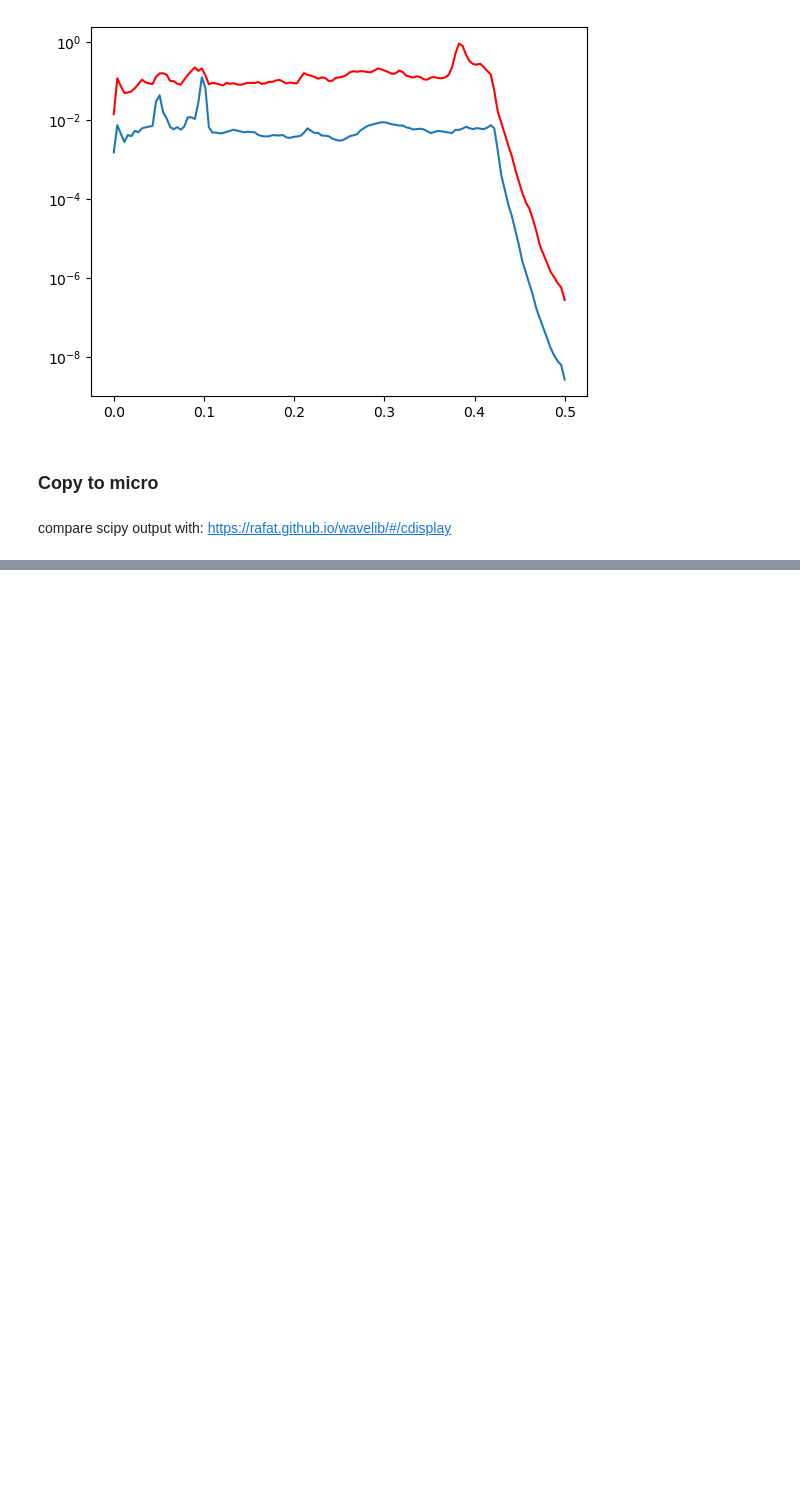
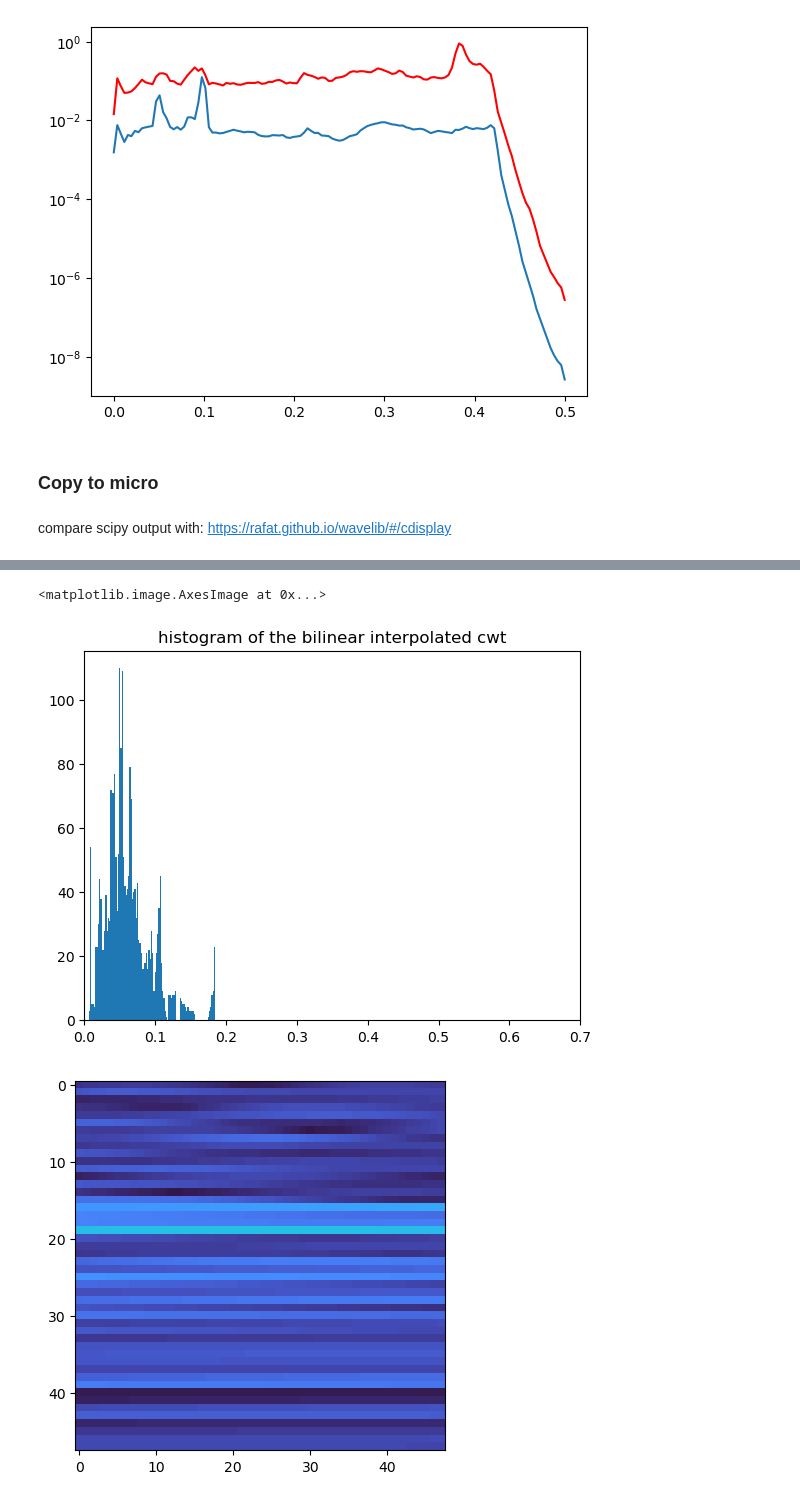
Before and after one commit to bitmorse/bearings-max78000, a Jupyter notebook: firmware/synthed_net/bearingnet/cwt_verification/cwt_bearings.ipynb, the cells around one changed output, grey strips where cells are left out. Cells and saved outputs as stored; diff of their text form; code cells hidden in the pictures; blank space fills up the shorter version.

```diff
--- a/firmware/synthed_net/bearingnet/cwt_verification/cwt_bearings.ipynb
+++ b/firmware/synthed_net/bearingnet/cwt_verification/cwt_bearings.ipynb
@@ -186,0 +219,30 @@ plot_cwts(mean_fault_signal, wavelib=True, normal=False)
+# %%
+wavelib_cwt_bilinear = np.loadtxt("cwt_output_bearings_avg_normal_bilinear.txt")
+wavelib_cwt_bilinear_fault = np.loadtxt("cwt_output_bearings_avg_fault_bilinear.txt")
+
+wavelib_cwt_bilinear = wavelib_cwt_bilinear.reshape((INTERP_SIZE,INTERP_SIZE))
+wavelib_cwt_bilinear_fault = wavelib_cwt_bilinear_fault.reshape((INTERP_SIZE,INTERP_SIZE))
+
+#histogram of the bilinear interpolated cwt
+plt.figure()
+plt.hist(wavelib_cwt_bilinear.flatten(), bins=100)
+plt.xlim([0, 0.7])
+plt.title('histogram of the bilinear interpolated cwt')
+
+#plt imshow
+plt.figure()
+plt.imshow(wavelib_cwt_bilinear, cmap='turbo', vmin=0, vmax=0.7,interpolation='none')
+
+#histogram of the bilinear interpolated cwt fault
+plt.figure()
+plt.hist(wavelib_cwt_bilinear_fault.flatten(), bins=100)
+plt.xlim([0, 0.7])
+plt.title('histogram of the bilinear interpolated cwt fault')
+
+#plt imshow
+plt.figure()
+plt.imshow(wavelib_cwt_bilinear_fault, cmap='turbo', vmin=0, vmax=0.7,interpolation='none')
+# %% [output]
+<matplotlib.image.AxesImage at 0x...>
+[figure, added]
+[figure, added]
```
Also changed, not shown: parts of 6 cells of this notebook, 12 other files.
